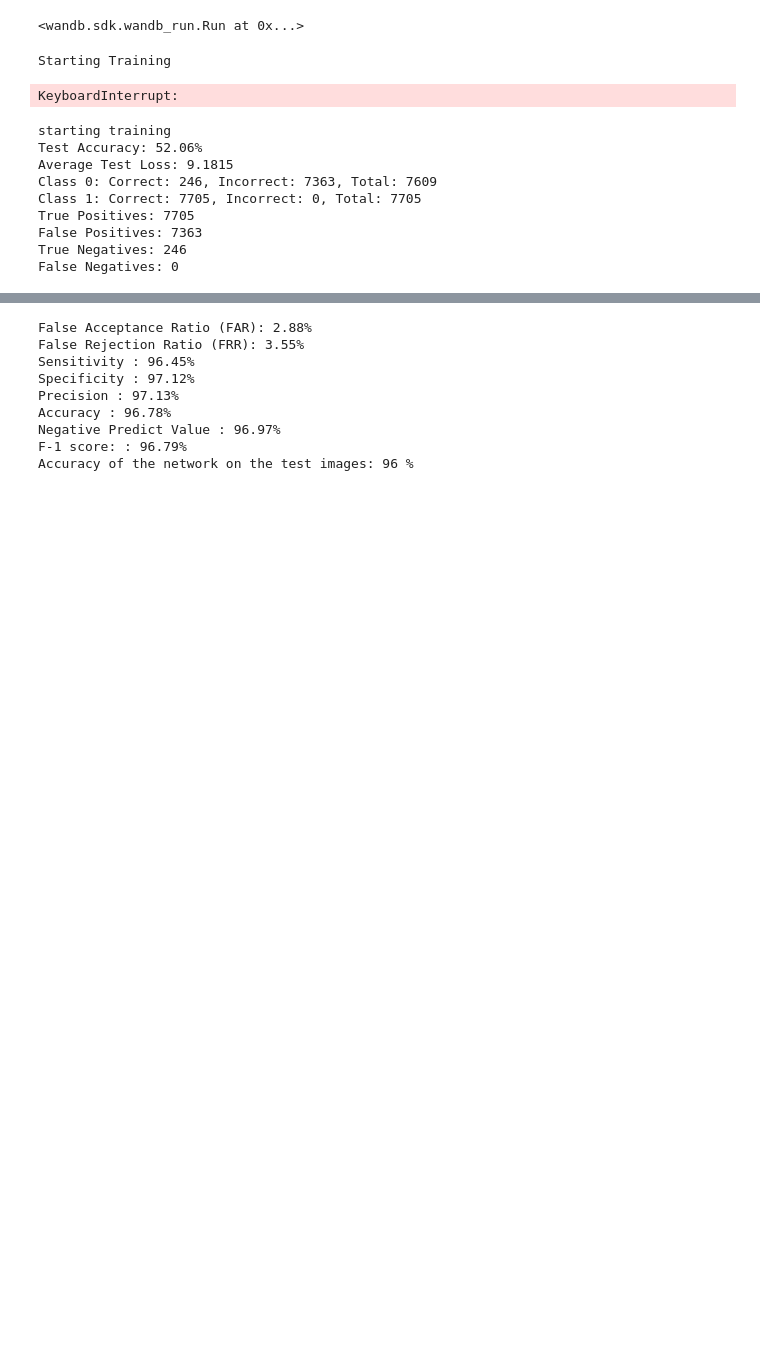
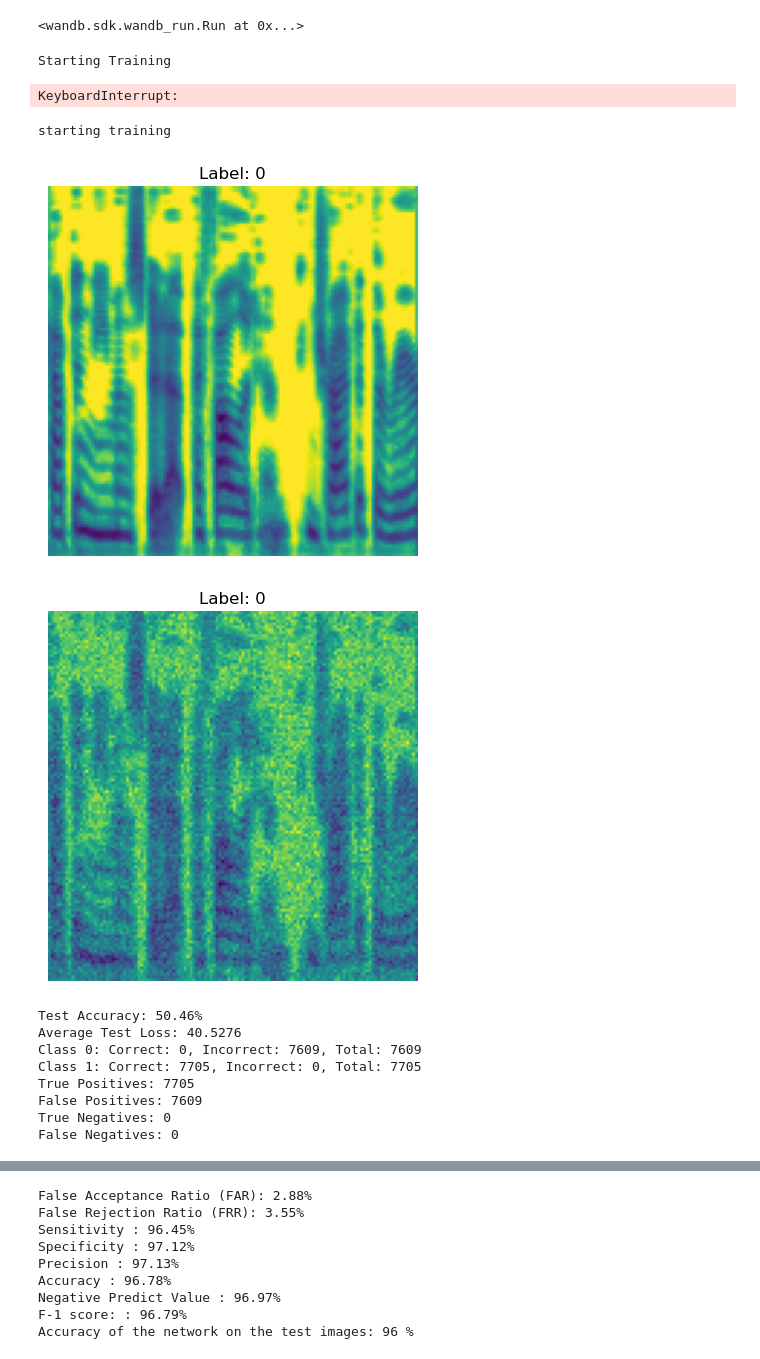
Before and after one commit to sosnowskiMac/IML-project, a Jupyter notebook: Main.ipynb, the cells around one changed output, grey strips where cells are left out. Cells and saved outputs as stored; diff of their text form; code cells hidden in the pictures; blank space fills up the shorter version.

Commit message:
added noise testing

```diff
--- a/Main.ipynb
+++ b/Main.ipynb
@@ -482,7 +482,7 @@ transform_noise = v2.Compose([
 ])
 
 normalized_train_dataset = datasets.ImageFolder(root='C:\\Users\\macie\\sliced_spectograms_no_silence\\',transform=transform)
-normalized_test_dataset_noisy = datasets.ImageFolder(root='C:\\Users\\macie\\sliced_spectograms_no_silence\\',transform=transform_noise)
+# normalized_test_dataset_noisy = datasets.ImageFolder(root='C:\\Users\\macie\\sliced_spectograms_no_silence\\',transform=transform_noise)
 
 print(mean)
 print(std)
@@ -501,10 +501,10 @@ for i, (image, label) in enumerate(normalized_train_dataset):
 
 # Create training and testing subsets based on indices
 train_subset = torch.utils.data.Subset(normalized_train_dataset, train_indices)
-test_subset = torch.utils.data.Subset(normalized_test_dataset_noisy, test_indices)
+# test_subset = torch.utils.data.Subset(normalized_test_dataset_noisy, test_indices)
 
 train_loader = DataLoader(train_subset, batch_size=64, shuffle=True, num_workers=4, pin_memory=False) # set workers to number of cpu cores ot less
-test_loader = DataLoader(test_subset, batch_size=64, shuffle=False, num_workers=4, pin_memory=False)
+# test_loader = DataLoader(test_subset, batch_size=64, shuffle=False, num_workers=4, pin_memory=False)
 # %% [output]
 tensor(0.7455)
 tensor(0.2574)
@@ -828,7 +828,45 @@ with torch.no_grad():
     for j, data in enumerate(test_loader, 0):
         inputs, labels = data
 
-        inputs = add_gaussian_noise(inputs, mean=0.0, std=0.1)
+        if j == 0:  # Only process the first batch
+            first_image = inputs[0]  # Get the first image in the batch
+            first_label = labels[0]  # Get the corresponding label
+
+            # If inputs are normalized, denormalize them for visualization
+            # Assuming normalization was done with mean=0.5, std=0.5 for each channel
+            # unnormalize = transforms.Normalize(mean=[-0.5/0.5], std=[1/0.5])
+            # first_image = unnormalize(first_image)  # Denormalize the image
+
+            # Convert tensor to numpy array for visualization
+            first_image_np = first_image.cpu().numpy().transpose((1, 2, 0))  # Convert CHW to HWC
+
+            # Plot the image
+            plt.imshow(first_image_np)
+            plt.title(f"Label: {first_label.item()}")
+            plt.axis('off')
+            plt.show()
+
+
+        inputs = add_gaussian_noise(inputs, mean=0.0, std=0.5)
+
+
+        if j == 0:  # Only process the first batch
+            first_image = inputs[0]  # Get the first image in the batch
+            first_label = labels[0]  # Get the corresponding label
+
+            # If inputs are normalized, denormalize them for visualization
+            # Assuming normalization was done with mean=0.5, std=0.5 for each channel
+            # unnormalize = transforms.Normalize(mean=[-0.5/0.5], std=[1/0.5])
+            # first_image = unnormalize(first_image)  # Denormalize the image
+
+            # Convert tensor to numpy array for visualization
+            first_image_np = first_image.cpu().numpy().transpose((1, 2, 0))  # Convert CHW to HWC
+
+            # Plot the image
+            plt.imshow(first_image_np)
+            plt.title(f"Label: {first_label.item()}")
+            plt.axis('off')
+            plt.show()
 
         inputs = inputs.to(device)
         labels = labels.to(device)
@@ -850,38 +888,40 @@ with torch.no_grad():
                 else:
                     incorrect_class_0 += 1  # False Positive
                     false_positive += 1
             elif label == 1:
                 total_class_1 += 1
                 if prediction == 1:
                     correct_class_1 += 1
                     true_positive += 1
                 else:
                     incorrect_class_1 += 1  # False Negative
                     false_negative += 1
 
 # Calculate metrics
 accuracy = test_correct / len(test_loader)
 average_loss = test_loss / len(test_loader)
 
 print(f"Test Accuracy: {accuracy * 100:.2f}%")
 print(f"Average Test Loss: {average_loss:.4f}")
 
 # Class-wise metrics
 print(f"Class 0: Correct: {correct_class_0}, Incorrect: {incorrect_class_0}, Total: {total_class_0}")
 print(f"Class 1: Correct: {correct_class_1}, Incorrect: {incorrect_class_1}, Total: {total_class_1}")
 
 # Confusion matrix metrics
 print(f"True Positives: {true_positive}")
 print(f"False Positives: {false_positive}")
 print(f"True Negatives: {true_negative}")
 print(f"False Negatives: {false_negative}")
 # %% [output]
 starting training
-Test Accuracy: 52.06%
-Average Test Loss: 9.1815
-Class 0: Correct: 246, Incorrect: 7363, Total: 7609
-Class 1: Correct: 7705, Incorrect: 0, Total: 7705
-True Positives: 7705
-False Positives: 7363
-True Negatives: 246
-False Negatives: 0
+[figure, added]
+[figure, added]
+Test Accuracy: 50.46%
+Average Test Loss: 40.5276
+Class 0: Correct: 0, Incorrect: 7609, Total: 7609
+Class 1: Correct: 7705, Incorrect: 0, Total: 7705
+True Positives: 7705
+False Positives: 7609
+True Negatives: 0
+False Negatives: 0
```
Also changed, not shown: parts of 6 cells of this notebook.
